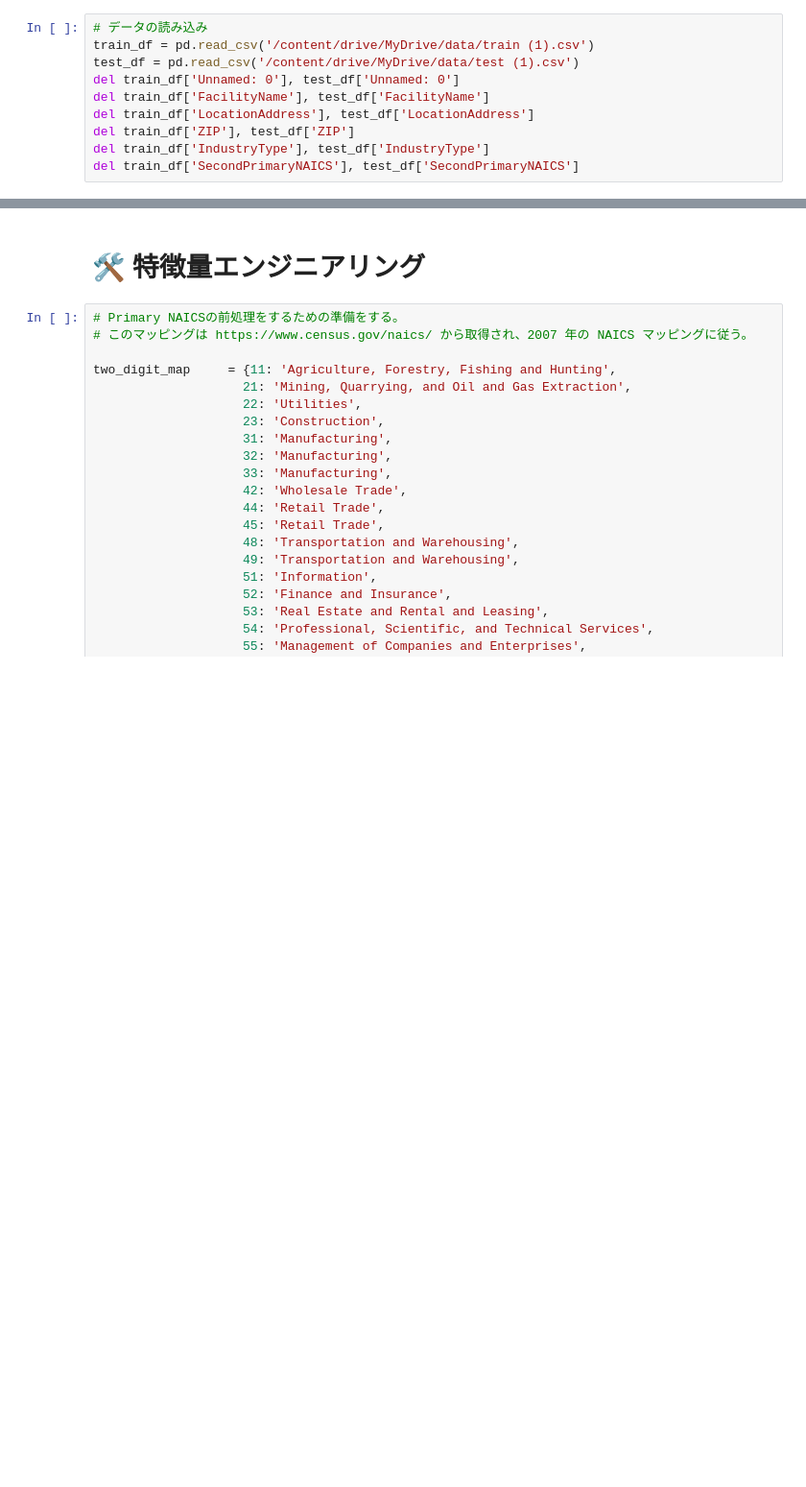
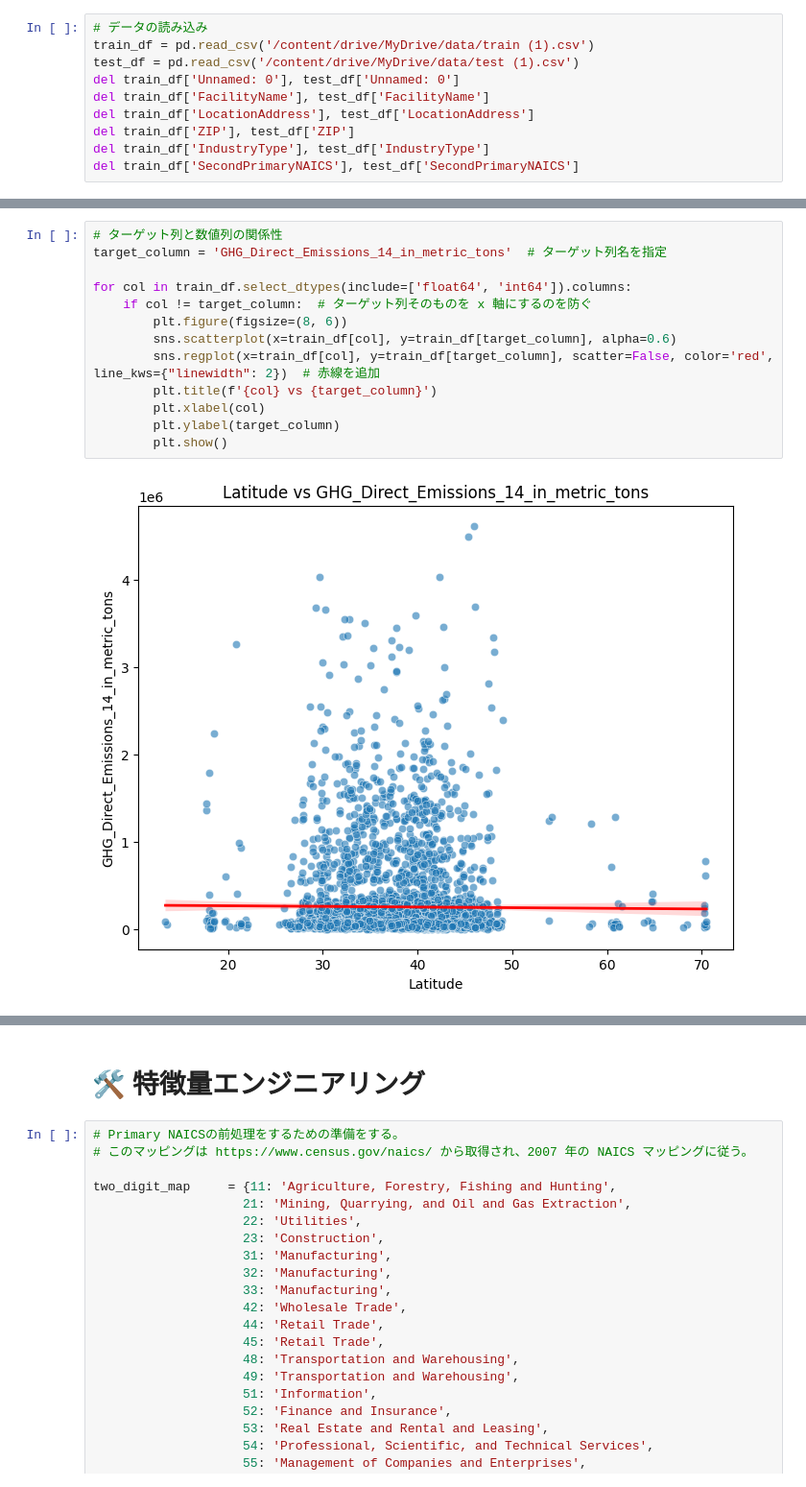
Before and after one commit to issei4683/issei4683-SMBC-Group-GREEN-DATA-Challenge-2024, a Jupyter notebook: SMBC_Group_GREEN×DATA_Challenge_2024_code.ipynb, the cells around one changed output, grey strips where cells are left out. Shown at 96% size. Drawn from its saved outputs; the diff is of its cells as text; blank space fills up the shorter version.

```diff
--- a/SMBC_Group_GREEN×DATA_Challenge_2024_code.ipynb
+++ b/SMBC_Group_GREEN×DATA_Challenge_2024_code.ipynb
@@ -92,0 +178,15 @@ plt.show()
+# %%
+# ターゲット列と数値列の関係性
+target_column = 'GHG_Direct_Emissions_14_in_metric_tons'  # ターゲット列名を指定
+
+for col in train_df.select_dtypes(include=['float64', 'int64']).columns:
+    if col != target_column:  # ターゲット列そのものを x 軸にするのを防ぐ
+        plt.figure(figsize=(8, 6))
+        sns.scatterplot(x=train_df[col], y=train_df[target_column], alpha=0.6)
+        sns.regplot(x=train_df[col], y=train_df[target_column], scatter=False, color='red', line_kws={"linewidth": 2})  # 赤線を追加
+        plt.title(f'{col} vs {target_column}')
+        plt.xlabel(col)
+        plt.ylabel(target_column)
+        plt.show()
+# %% [output]
+[figure, added]
```
Also changed, not shown: parts of 16 cells of this notebook.
